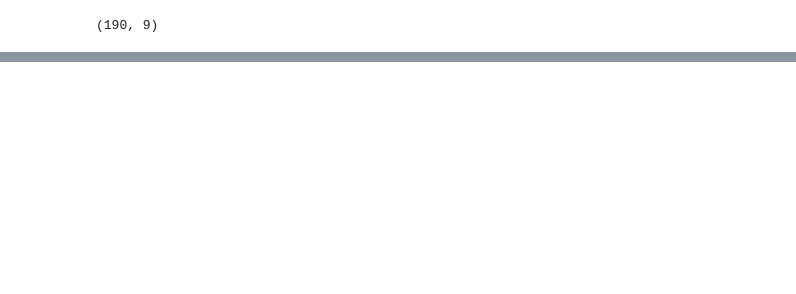
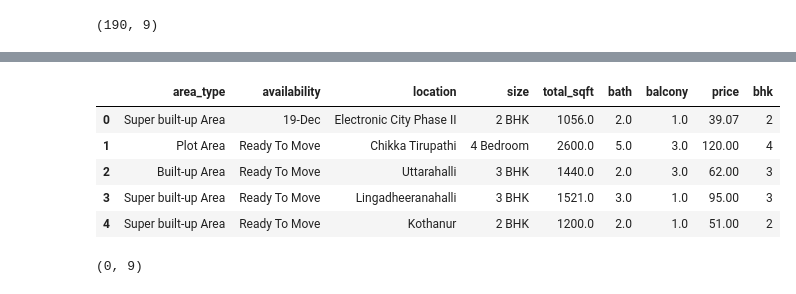
Before and after one commit to naveentnj/bengaluru_house_price_prediction, a Jupyter notebook: HourPricePrediction.ipynb, the cells around one changed output, grey strips where cells are left out. Saved outputs shown, nothing was run; the diff lists cells and outputs as text; code cells hidden in the pictures; blank space fills up the shorter version.

```diff
--- a/HourPricePrediction.ipynb
+++ b/HourPricePrediction.ipynb
@@ -260,0 +297,15 @@ df3[~df3["total_sqft"].apply(is_float)].head(10)
+# %%
+df4 = df3.copy()
+df4["total_sqft"] = df4["total_sqft"].apply(convert_sqft_to_num)
+df4.head()
+# %% [output]
+|  | area_type | availability | location | size | total_sqft | bath | balcony | price | bhk |
+| 0 | Super built-up Area | 19-Dec | Electronic City Phase II | 2 BHK | 1056.0 | 2.0 | 1.0 | 39.07 | 2 |
+| 1 | Plot Area | Ready To Move | Chikka Tirupathi | 4 Bedroom | 2600.0 | 5.0 | 3.0 | 120.00 | 4 |
+| 2 | Built-up Area | Ready To Move | Uttarahalli | 3 BHK | 1440.0 | 2.0 | 3.0 | 62.00 | 3 |
+| 3 | Super built-up Area | Ready To Move | Lingadheeranahalli | 3 BHK | 1521.0 | 3.0 | 1.0 | 95.00 | 3 |
+| 4 | Super built-up Area | Ready To Move | Kothanur | 2 BHK | 1200.0 | 2.0 | 1.0 | 51.00 | 2 |
+# %%
+df4[~df4["total_sqft"].apply(is_float)].shape
+# %% [output]
+(0, 9)
```
Also changed, not shown: parts of 7 cells of this notebook, 1 other file.
